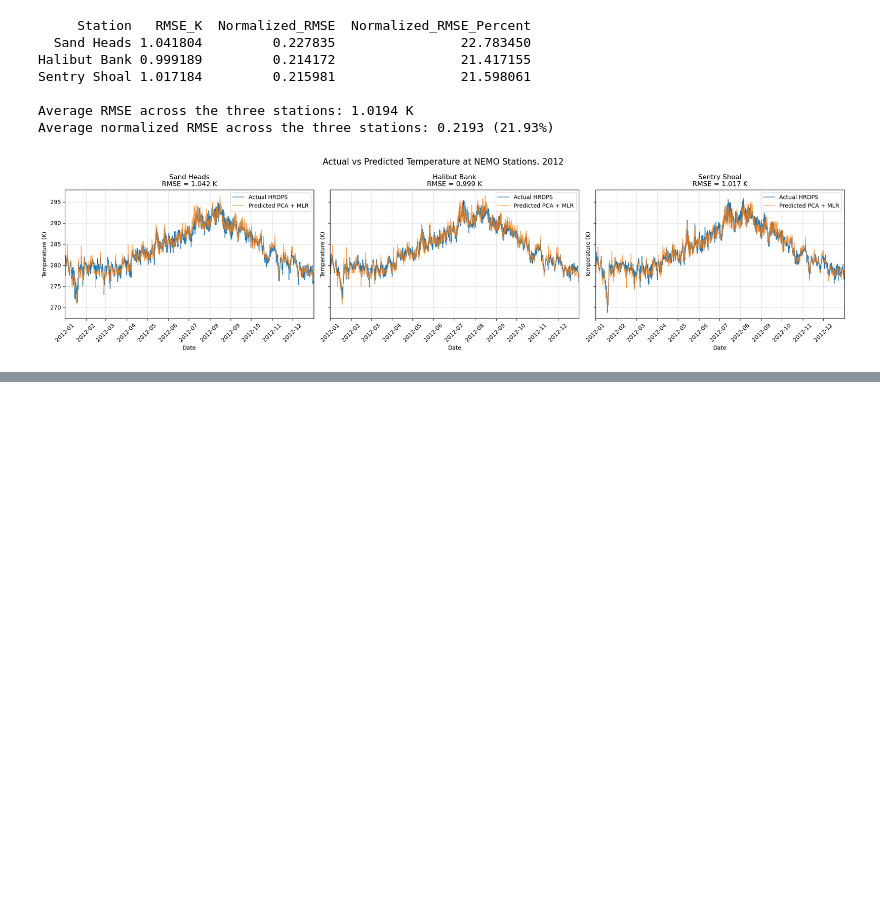
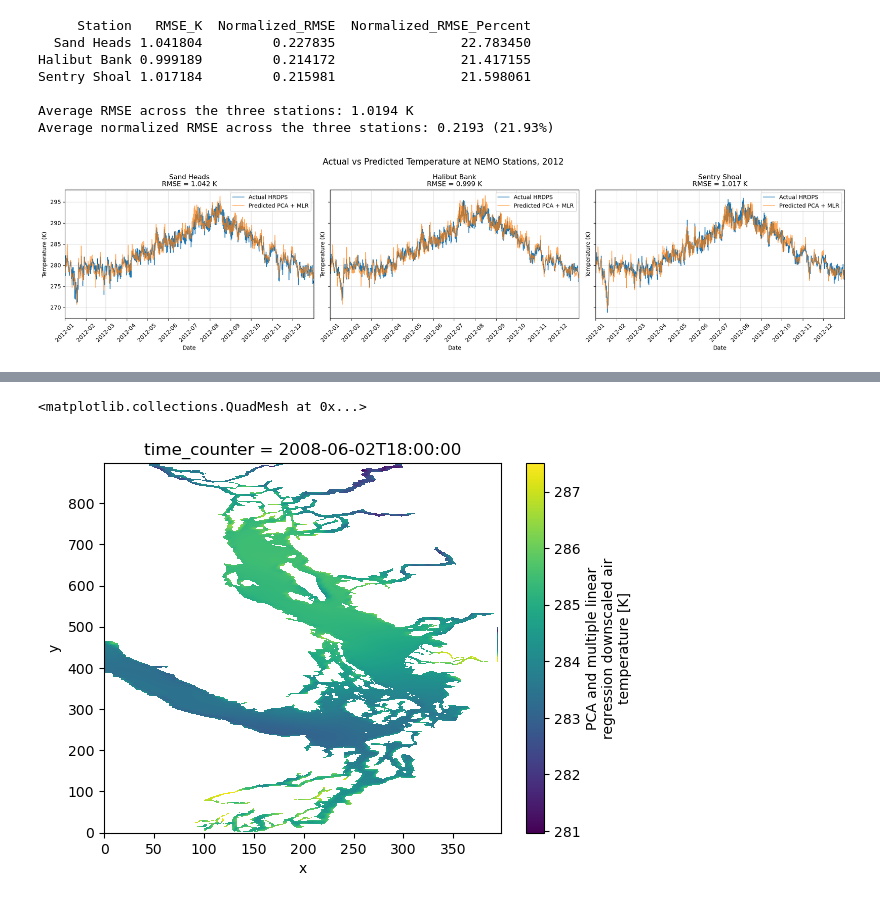
Before and after one commit to SalishSeaCast/analysis-dishika, a Jupyter notebook: notebooks/PCA_new_grid/temperature.ipynb, the cells around one changed output, grey strips where cells are left out. Saved outputs shown, nothing was run; the diff lists cells and outputs as text; code cells hidden in the pictures; blank space fills up the shorter version.

```diff
--- a/notebooks/PCA_new_grid/temperature.ipynb
+++ b/notebooks/PCA_new_grid/temperature.ipynb
@@ -973,0 +1116,5 @@ plt.show()
+# %%
+ds_temp_check["tair"].isel(time_counter=1222).plot()
+# %% [output]
+<matplotlib.collections.QuadMesh at 0x...>
+[figure, added]
```
Also changed, not shown: parts of 8 cells of this notebook, 5 other files.
